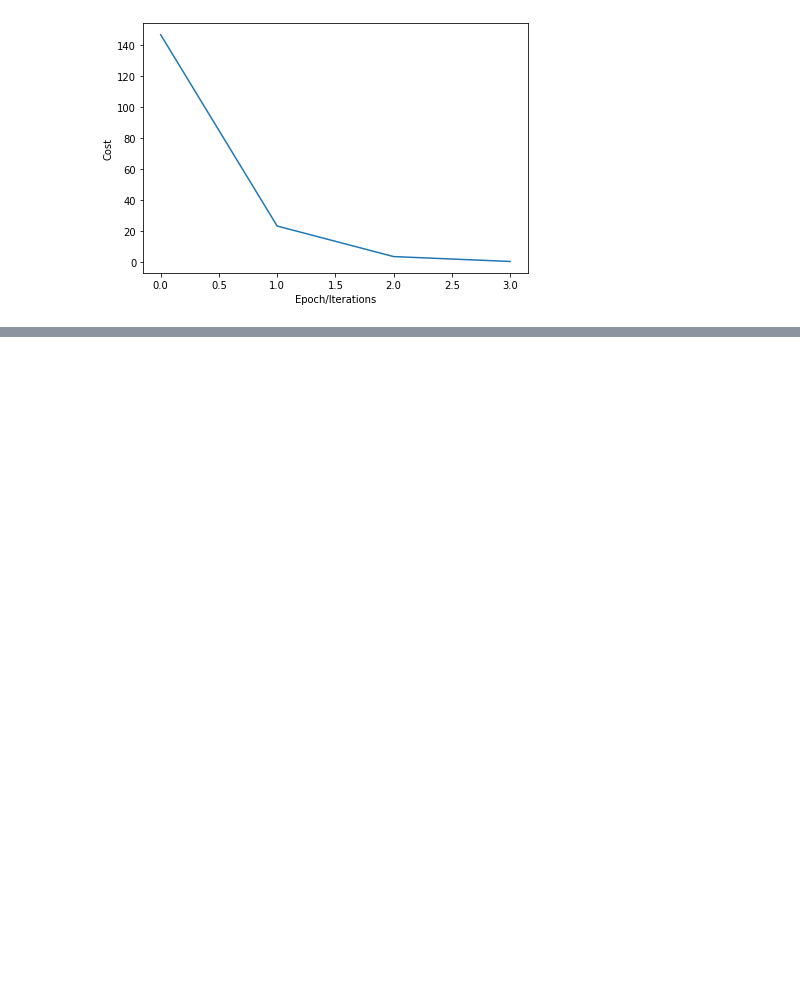
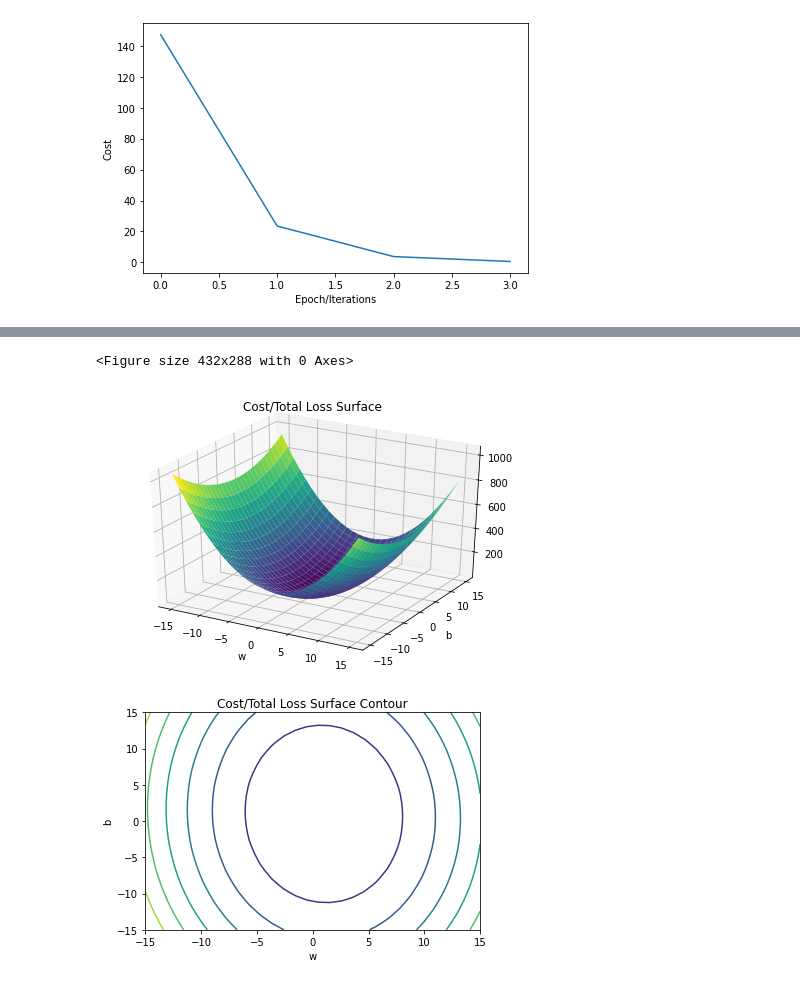
Before and after one commit to eshumanohare/pytorch, a Jupyter notebook: 2_2_Linear_regression_training.ipynb, the cells around one changed output, grey strips where cells are left out. Cells and saved outputs as stored; diff of their text form; code cells hidden in the pictures; blank space fills up the shorter version.

```diff
--- a/2_2_Linear_regression_training.ipynb
+++ b/2_2_Linear_regression_training.ipynb
@@ -155,0 +261,29 @@ Text(24.0, 0.5, 'Cost')
+# %%
+# Define the forward function
+
+def forward(x):
+    return w * x + b
+
+# Define the MSE Loss function
+
+def criterion(yhat,y):
+    return torch.mean((yhat-y)**2)
+
+# Create plot_error_surfaces for viewing the data
+
+get_surface = plot_error_surfaces(15, 15, X, Y, 30)
+
+
+# Define the parameters w, b for y = wx + b
+
+w = torch.tensor(-15.0, requires_grad = True)
+b = torch.tensor(-10.0, requires_grad = True)
+
+# Define learning rate and create an empty list for containing the loss for each iteration.
+
+lr = 0.1
+LOSS = []
+# %% [output]
+<Figure size 432x288 with 0 Axes>
+[figure, added]
+[figure, added]
```
Also changed, not shown: parts of 9 cells of this notebook.
